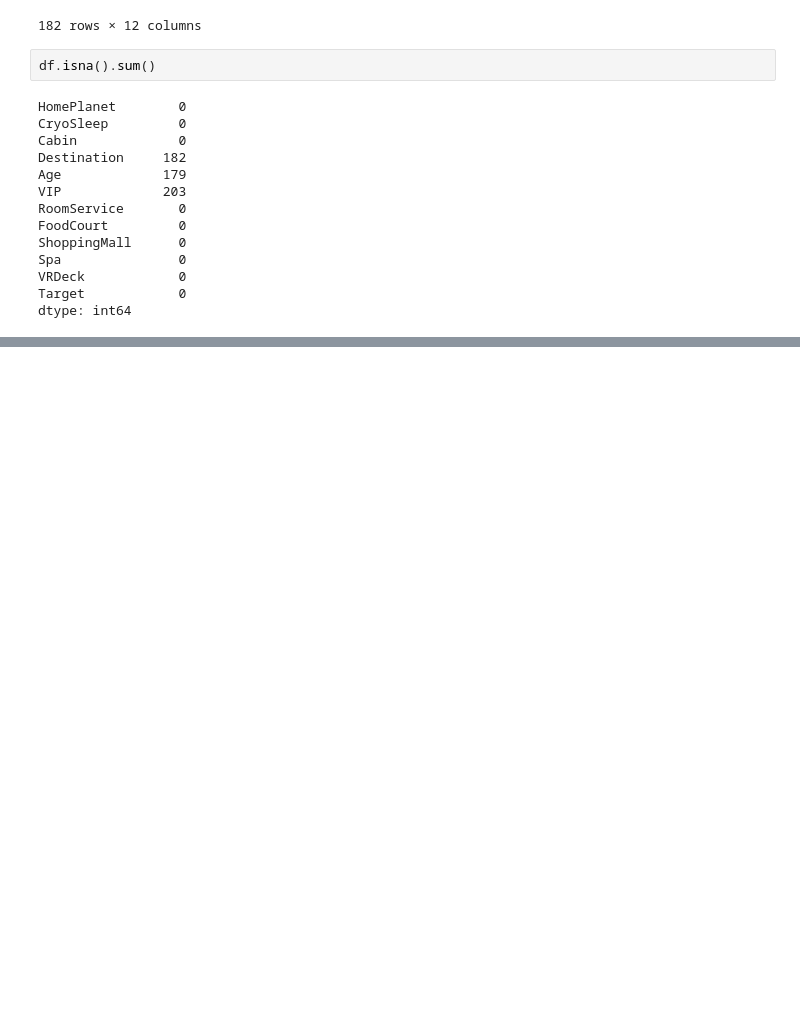
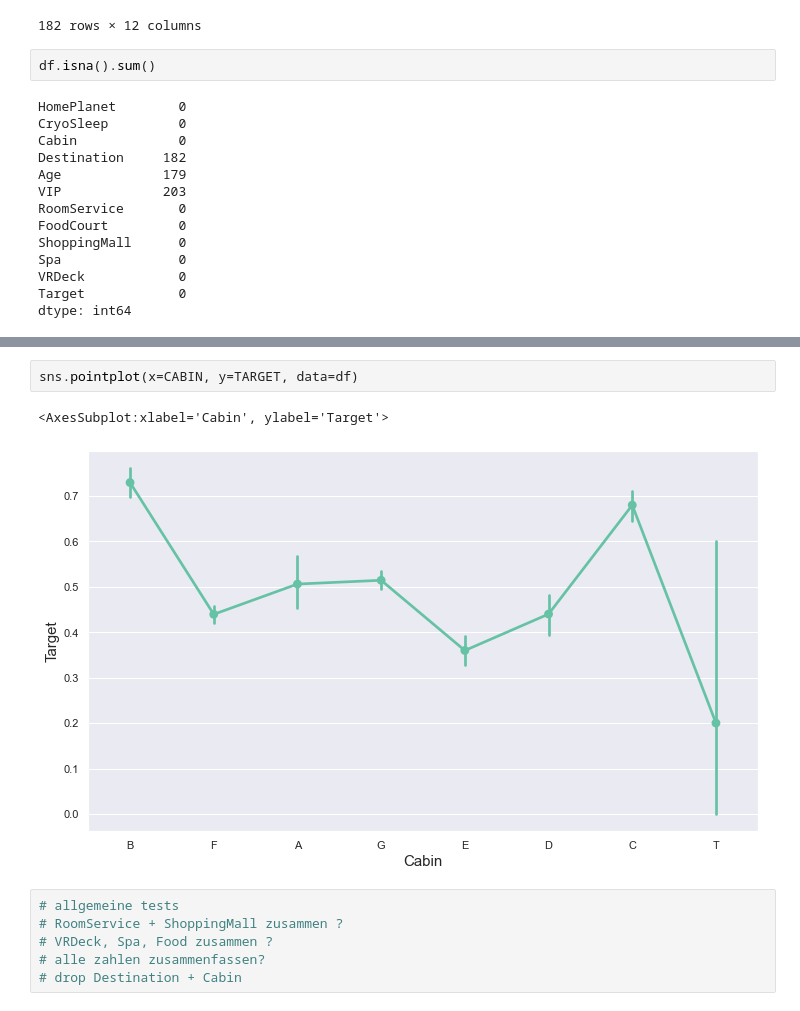
Before and after one commit to enricogoerlitz/ML-Models, a Jupyter notebook: Machine Learning Projects/01_Kaggle_Data_Projects_And_Competitions/04_Spaceship_Titanic/notebooks/01_data_eda.ipynb, the cells around one changed output, grey strips where cells are left out. Drawn from its saved outputs; the diff is of its cells as text; blank space fills up the shorter version.

```diff
--- a/Machine Learning Projects/01_Kaggle_Data_Projects_And_Competitions/04_Spaceship_Titanic/notebooks/01_data_eda.ipynb
+++ b/Machine Learning Projects/01_Kaggle_Data_Projects_And_Competitions/04_Spaceship_Titanic/notebooks/01_data_eda.ipynb
@@ -747,0 +753,11 @@ dtype: int64
+# %%
+sns.pointplot(x=CABIN, y=TARGET, data=df)
+# %% [output]
+<AxesSubplot:xlabel='Cabin', ylabel='Target'>
+[figure, added]
+# %%
+# allgemeine tests
+# RoomService + ShoppingMall zusammen ?
+# VRDeck, Spa, Food zusammen ?
+# alle zahlen zusammenfassen?
+# drop Destination + Cabin
```
Also changed, not shown: parts of 1 cell of this notebook, 1 other file.
